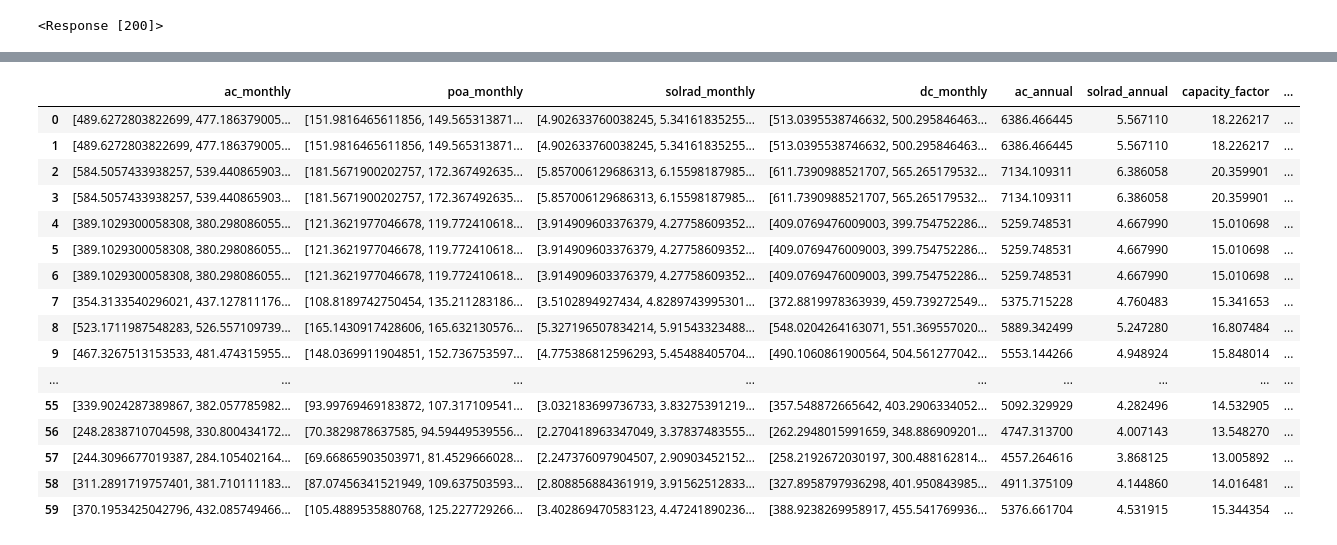
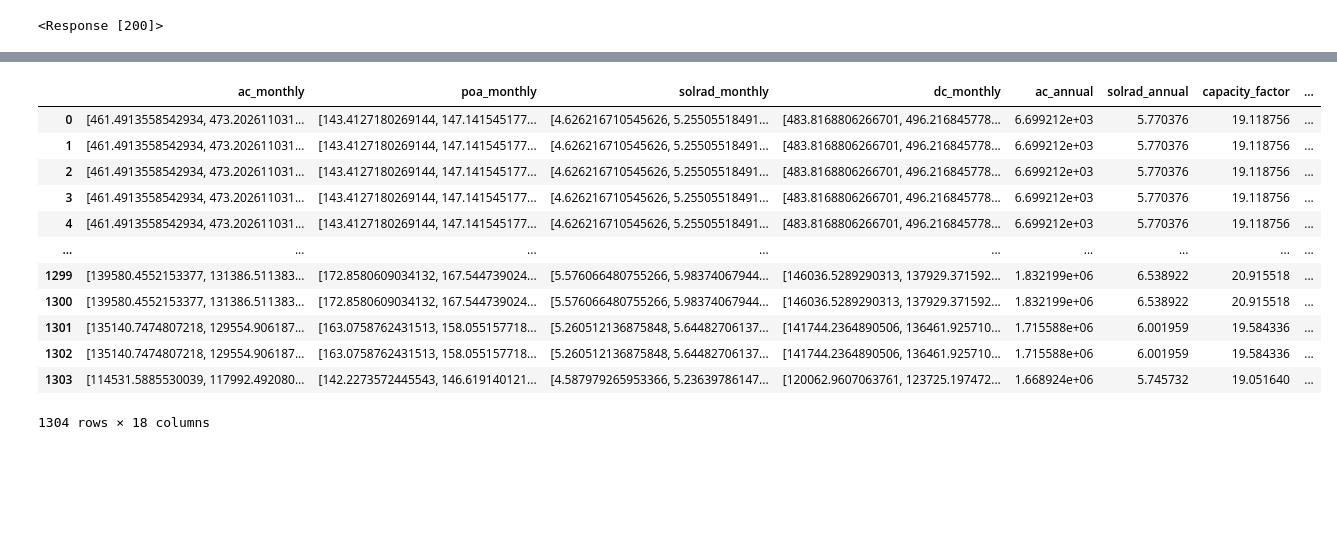
Before and after one commit to hrhampapura/SolarFarmPrediction, a Jupyter notebook: PVWatts_output.ipynb, the cells around one changed output, grey strips where cells are left out. Drawn from its saved outputs; the diff is of its cells as text; code cells hidden in the pictures; blank space fills up the shorter version.

```diff
--- a/PVWatts_output.ipynb
+++ b/PVWatts_output.ipynb
@@ -148,24 +149,20 @@ df.to_csv('pvwatts_monthly_5b5.csv',index=False)
 # %%
-df1 = pd.read_csv('pvwatts_monthly_5b5.csv')
+df1 = pd.read_csv('pvwatts_monthly_ca0.25_1960_1990.csv')
 df1
 # %% [output]
 |  | ac_monthly | poa_monthly | solrad_monthly | dc_monthly | ac_annual | solrad_annual | capacity_factor | ... |
-| 0 | [489.6272803822699, 477.186379005... | [151.9816465611856, 149.565313871... | [4.902633760038245, 5.34161835255... | [513.0395538746632, 500.295846463... | 6386.466445 | 5.567110 | 18.226217 | ... |
-| 1 | [489.6272803822699, 477.186379005... | [151.9816465611856, 149.565313871... | [4.902633760038245, 5.34161835255... | [513.0395538746632, 500.295846463... | 6386.466445 | 5.567110 | 18.226217 | ... |
-| 2 | [584.5057433938257, 539.440865903... | [181.5671900202757, 172.367492635... | [5.857006129686313, 6.15598187985... | [611.7390988521707, 565.265179532... | 7134.109311 | 6.386058 | 20.359901 | ... |
-| 3 | [584.5057433938257, 539.440865903... | [181.5671900202757, 172.367492635... | [5.857006129686313, 6.15598187985... | [611.7390988521707, 565.265179532... | 7134.109311 | 6.386058 | 20.359901 | ... |
-| 4 | [389.1029300058308, 380.298086055... | [121.3621977046678, 119.772410618... | [3.914909603376379, 4.27758609352... | [409.0769476009003, 399.754752286... | 5259.748531 | 4.667990 | 15.010698 | ... |
-| 5 | [389.1029300058308, 380.298086055... | [121.3621977046678, 119.772410618... | [3.914909603376379, 4.27758609352... | [409.0769476009003, 399.754752286... | 5259.748531 | 4.667990 | 15.010698 | ... |
-| 6 | [389.1029300058308, 380.298086055... | [121.3621977046678, 119.772410618... | [3.914909603376379, 4.27758609352... | [409.0769476009003, 399.754752286... | 5259.748531 | 4.667990 | 15.010698 | ... |
-| 7 | [354.3133540296021, 437.127811176... | [108.8189742750454, 135.211283186... | [3.5102894927434, 4.8289743995301... | [372.8819978363939, 459.739272549... | 5375.715228 | 4.760483 | 15.341653 | ... |
-| 8 | [523.1711987548283, 526.557109739... | [165.1430917428606, 165.632130576... | [5.327196507834214, 5.91543323488... | [548.0204264163071, 551.369557020... | 5889.342499 | 5.247280 | 16.807484 | ... |
-| 9 | [467.3267513153533, 481.474315955... | [148.0369911904851, 152.736753597... | [4.775386812596293, 5.45488405704... | [490.1060861900564, 504.561277042... | 5553.144266 | 4.948924 | 15.848014 | ... |
+| 0 | [461.4913558542934, 473.202611031... | [143.4127180269144, 147.141545177... | [4.626216710545626, 5.25505518491... | [483.8168806266701, 496.216845778... | 6.699212e+03 | 5.770376 | 19.118756 | ... |
+| 1 | [461.4913558542934, 473.202611031... | [143.4127180269144, 147.141545177... | [4.626216710545626, 5.25505518491... | [483.8168806266701, 496.216845778... | 6.699212e+03 | 5.770376 | 19.118756 | ... |
+| 2 | [461.4913558542934, 473.202611031... | [143.4127180269144, 147.141545177... | [4.626216710545626, 5.25505518491... | [483.8168806266701, 496.216845778... | 6.699212e+03 | 5.770376 | 19.118756 | ... |
+| 3 | [461.4913558542934, 473.202611031... | [143.4127180269144, 147.141545177... | [4.626216710545626, 5.25505518491... | [483.8168806266701, 496.216845778... | 6.699212e+03 | 5.770376 | 19.118756 | ... |
+| 4 | [461.4913558542934, 473.202611031... | [143.4127180269144, 147.141545177... | [4.626216710545626, 5.25505518491... | [483.8168806266701, 496.216845778... | 6.699212e+03 | 5.770376 | 19.118756 | ... |
 | ... | ... | ... | ... | ... | ... | ... | ... | ... |
-| 55 | [339.9024287389867, 382.057785982... | [93.99769469183872, 107.317109541... | [3.032183699736733, 3.83275391219... | [357.548872665642, 403.2906334052... | 5092.329929 | 4.282496 | 14.532905 | ... |
-| 56 | [248.2838710704598, 330.800434172... | [70.3829878637585, 94.59449539556... | [2.270418963347049, 3.37837483555... | [262.2948015991659, 348.886909201... | 4747.313700 | 4.007143 | 13.548270 | ... |
-| 57 | [244.3096677019387, 284.105402164... | [69.66865903503971, 81.4529666028... | [2.247376097904507, 2.90903452152... | [258.2192672030197, 300.488162814... | 4557.264616 | 3.868125 | 13.005892 | ... |
-| 58 | [311.2891719757401, 381.710111183... | [87.07456341521949, 109.637503593... | [2.808856884361919, 3.91562512833... | [327.8958797936298, 401.950843985... | 4911.375109 | 4.144860 | 14.016481 | ... |
-| 59 | [370.1953425042796, 432.085749466... | [105.4889535880768, 125.227729266... | [3.402869470583123, 4.47241890236... | [388.9238269958917, 455.541769936... | 5376.661704 | 4.531915 | 15.344354 | ... |
+| 1299 | [139580.4552153377, 131386.511383... | [172.8580609034132, 167.544739024... | [5.576066480755266, 5.98374067944... | [146036.5289290313, 137929.371592... | 1.832199e+06 | 6.538922 | 20.915518 | ... |
+| 1300 | [139580.4552153377, 131386.511383... | [172.8580609034132, 167.544739024... | [5.576066480755266, 5.98374067944... | [146036.5289290313, 137929.371592... | 1.832199e+06 | 6.538922 | 20.915518 | ... |
+| 1301 | [135140.7474807218, 129554.906187... | [163.0758762431513, 158.055157718... | [5.260512136875848, 5.64482706137... | [141744.2364890506, 136461.925710... | 1.715588e+06 | 6.001959 | 19.584336 | ... |
+| 1302 | [135140.7474807218, 129554.906187... | [163.0758762431513, 158.055157718... | [5.260512136875848, 5.64482706137... | [141744.2364890506, 136461.925710... | 1.715588e+06 | 6.001959 | 19.584336 | ... |
+| 1303 | [114531.5885530039, 117992.492080... | [142.2273572445543, 146.619140121... | [4.587979265953366, 5.23639786147... | [120062.9607063761, 123725.197472... | 1.668924e+06 | 5.745732 | 19.051640 | ... |
+1304 rows × 18 columns
 # %%
 # Convert DataFrame to GeoDataFrame
 geometry = [Point(xy) for xy in zip(df1['longitude'], df1['latitude'])]
```
Also changed, not shown: parts of 9 cells of this notebook, 2 other files.
